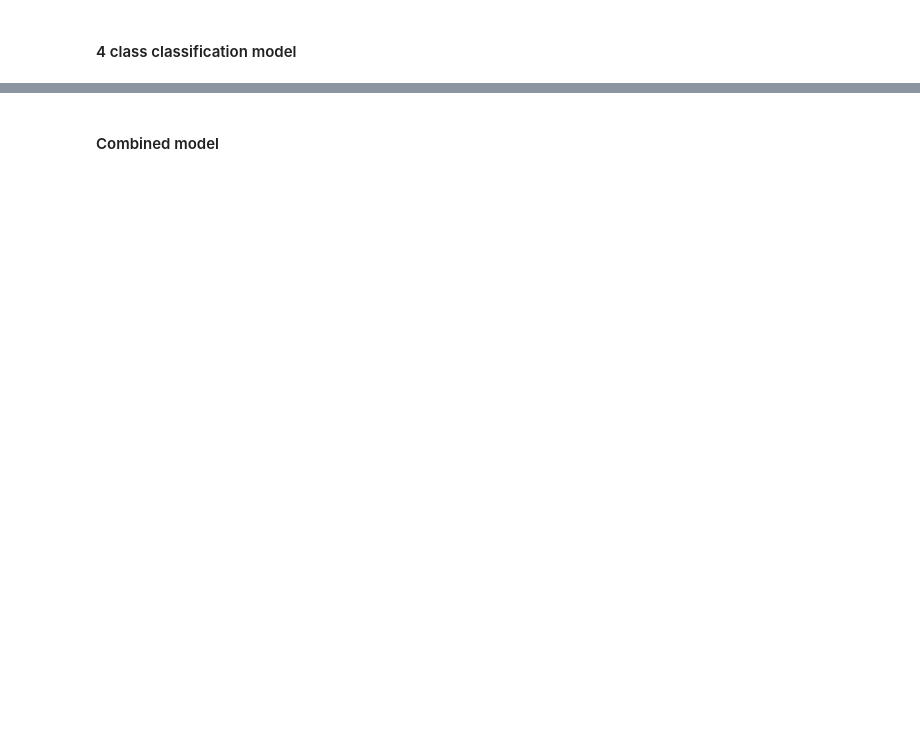
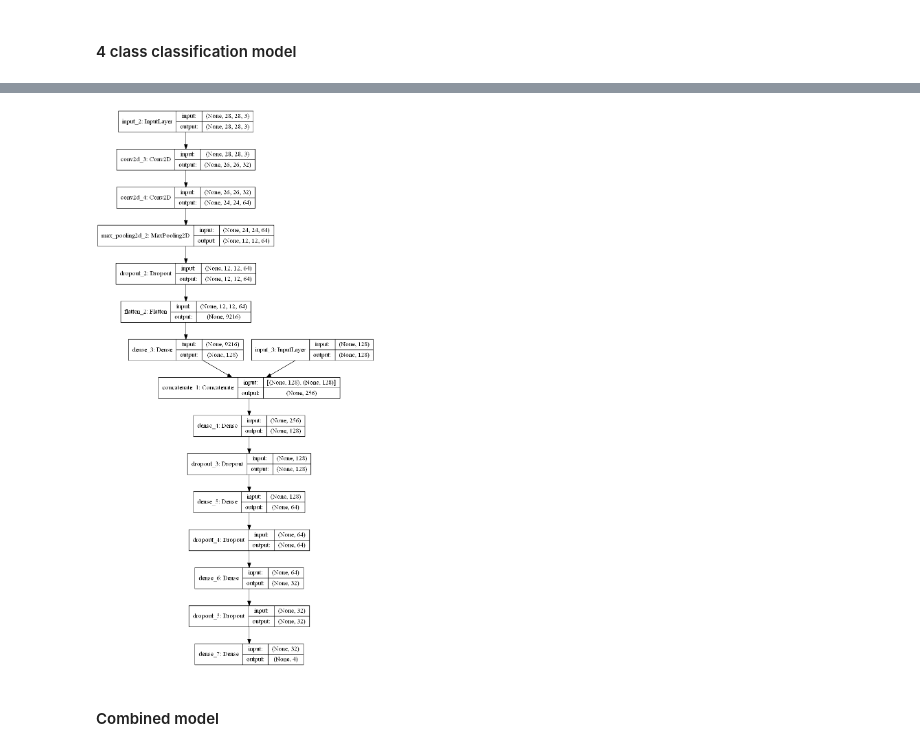
Before and after one commit to sourabhXIII/hierarchical-classification, a Jupyter notebook: hierarchical_classification.ipynb, the cells around one changed output, grey strips where cells are left out. Drawn from its saved outputs; the diff is of its cells as text; code cells hidden in the pictures; blank space fills up the shorter version.

```diff
--- a/hierarchical_classification.ipynb
+++ b/hierarchical_classification.ipynb
@@ -370,2 +406,7 @@ plot_model_perf(history)
+# %%
+from IPython.display import Image
+Image('class4_model_plot.png')
+# %% [output]
+[figure, added]
 # %% [markdown]
 #### Combined model
```
Also changed, not shown: parts of 12 cells of this notebook, 4 other files.
